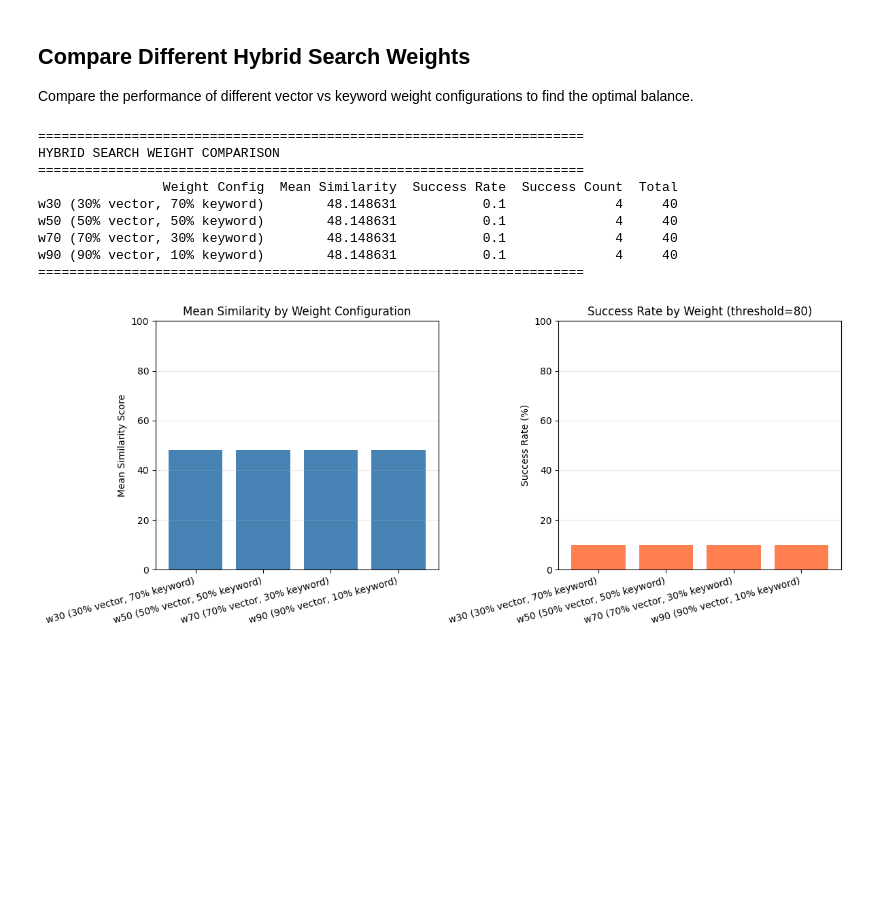
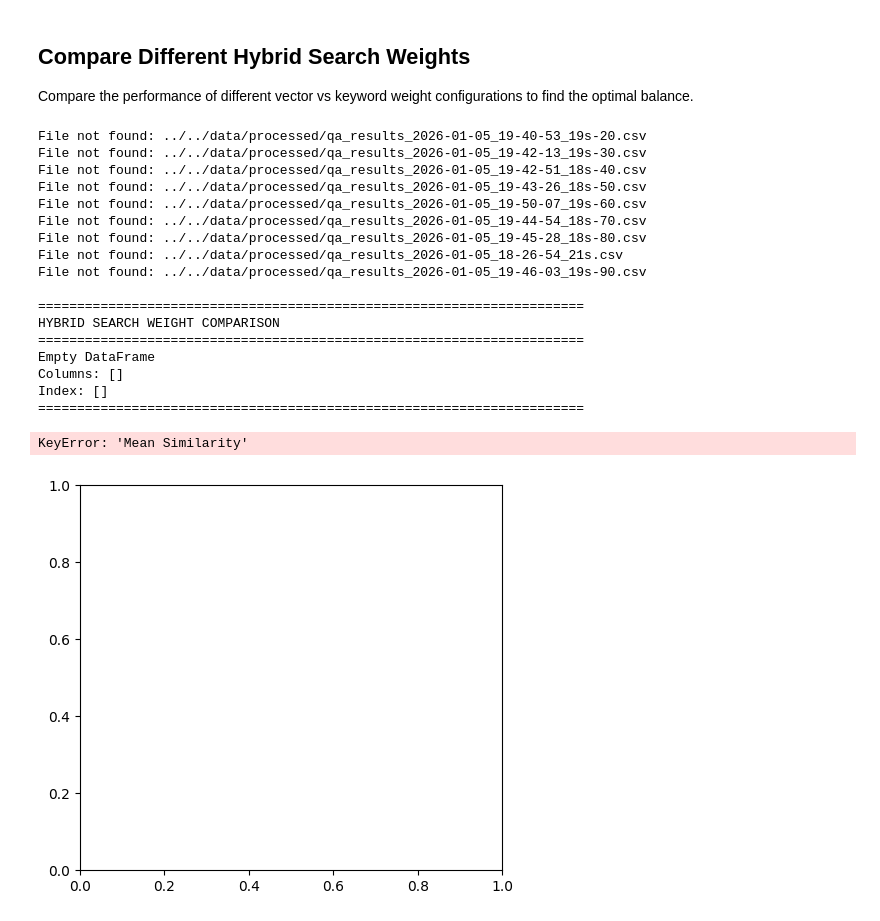
Before and after one commit to n-boshnakov/boardgame-rules-checker, a Jupyter notebook: notebooks/qa_success_analysis.ipynb, the cells around one changed output. Drawn from its saved outputs; the diff is of its cells as text; code cells hidden in the pictures; blank space fills up the shorter version.

```diff
--- a/notebooks/qa_success_analysis.ipynb
+++ b/notebooks/qa_success_analysis.ipynb
@@ -225,10 +225,15 @@ import numpy as np
 
 # Find weight test files
 weight_files = {
-    'w30 (30% vector, 70% keyword)': '../data/processed/qa_results.csv',
-    'w50 (50% vector, 50% keyword)': '../data/processed/qa_results.csv',
-    'w70 (70% vector, 30% keyword)': '../data/processed/qa_results.csv',
-    'w90 (90% vector, 10% keyword)': '../data/processed/qa_results.csv',
+    'w20 (20% vector, 80% keyword)': '../data/processed/archive/qa_results_2026-01-05_19-40-53_19s-20.csv',
+    'w30 (30% vector, 70% keyword)': '../data/processed/archive/qa_results_2026-01-05_19-42-13_19s-30.csv',
+    'w40 (40% vector, 60% keyword)': '../data/processed/archive/qa_results_2026-01-05_19-42-51_18s-40.csv',
+    'w50 (50% vector, 50% keyword)': '../data/processed/archive/qa_results_2026-01-05_19-43-26_18s-50.csv',
+    'w60 (60% vector, 40% keyword)': '../data/processed/archive/qa_results_2026-01-05_19-50-07_19s-60.csv',
+    'w70 (70% vector, 30% keyword)': '../data/processed/archive/qa_results_2026-01-05_19-44-54_18s-70.csv',
+    'w80 (80% vector, 20% keyword)': '../data/processed/archive/qa_results_2026-01-05_19-45-28_18s-80.csv',
+    'w85 (85% vector, 15% keyword)': '../data/processed/archive/qa_results_2026-01-05_18-26-54_21s.csv',
+    'w90 (90% vector, 10% keyword)': '../data/processed/archive/qa_results_2026-01-05_19-46-03_19s-90.csv',
 }
 
 threshold = 80
@@ -265,36 +270,45 @@ print("HYBRID SEARCH WEIGHT COMPARISON")
 print("="*70)
 print(comparison_df.to_string(index=False))
 print("="*70)
 
 # Visualize
 plt.figure(figsize=(12, 5))
 
 plt.subplot(1, 2, 1)
 plt.bar(range(len(comparison_df)), comparison_df['Mean Similarity'], color='steelblue')
 plt.xticks(range(len(comparison_df)), comparison_df['Weight Config'], rotation=15, ha='right')
 plt.ylabel('Mean Similarity Score')
 plt.title('Mean Similarity by Weight Configuration')
 plt.ylim(0, 100)
 plt.grid(axis='y', alpha=0.3)
 
 plt.subplot(1, 2, 2)
 plt.bar(range(len(comparison_df)), comparison_df['Success Rate'] * 100, color='coral')
 plt.xticks(range(len(comparison_df)), comparison_df['Weight Config'], rotation=15, ha='right')
 plt.ylabel('Success Rate (%)')
 plt.title(f'Success Rate by Weight (threshold={threshold})')
 plt.ylim(0, 100)
 plt.grid(axis='y', alpha=0.3)
 
 plt.tight_layout()
 plt.show()
 # %% [output]
+File not found: ../../data/processed/qa_results_2026-01-05_19-40-53_19s-20.csv
+File not found: ../../data/processed/qa_results_2026-01-05_19-42-13_19s-30.csv
+File not found: ../../data/processed/qa_results_2026-01-05_19-42-51_18s-40.csv
+File not found: ../../data/processed/qa_results_2026-01-05_19-43-26_18s-50.csv
+File not found: ../../data/processed/qa_results_2026-01-05_19-50-07_19s-60.csv
+File not found: ../../data/processed/qa_results_2026-01-05_19-44-54_18s-70.csv
+File not found: ../../data/processed/qa_results_2026-01-05_19-45-28_18s-80.csv
+File not found: ../../data/processed/qa_results_2026-01-05_18-26-54_21s.csv
+File not found: ../../data/processed/qa_results_2026-01-05_19-46-03_19s-90.csv
+
 ======================================================================
 HYBRID SEARCH WEIGHT COMPARISON
 ======================================================================
-                Weight Config  Mean Similarity  Success Rate  Success Count  Total
-w30 (30% vector, 70% keyword)        48.148631           0.1              4     40
-w50 (50% vector, 50% keyword)        48.148631           0.1              4     40
-w70 (70% vector, 30% keyword)        48.148631           0.1              4     40
-w90 (90% vector, 10% keyword)        48.148631           0.1              4     40
+Empty DataFrame
+Columns: []
+Index: []
 ======================================================================
+KeyError: 'Mean Similarity'
-[figure, old version]
+[figure, new version]
```
Also changed, not shown: parts of 5 cells of this notebook, 3 other files.
